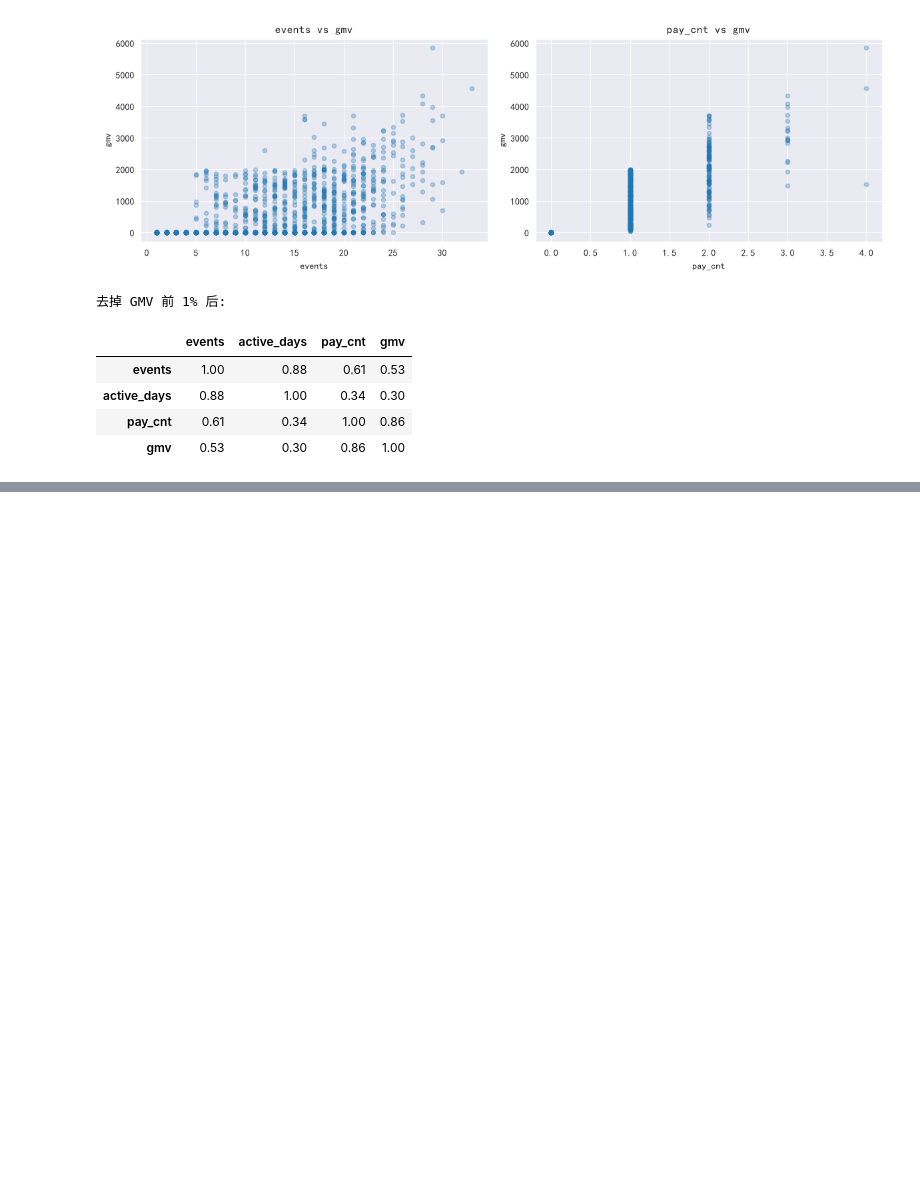
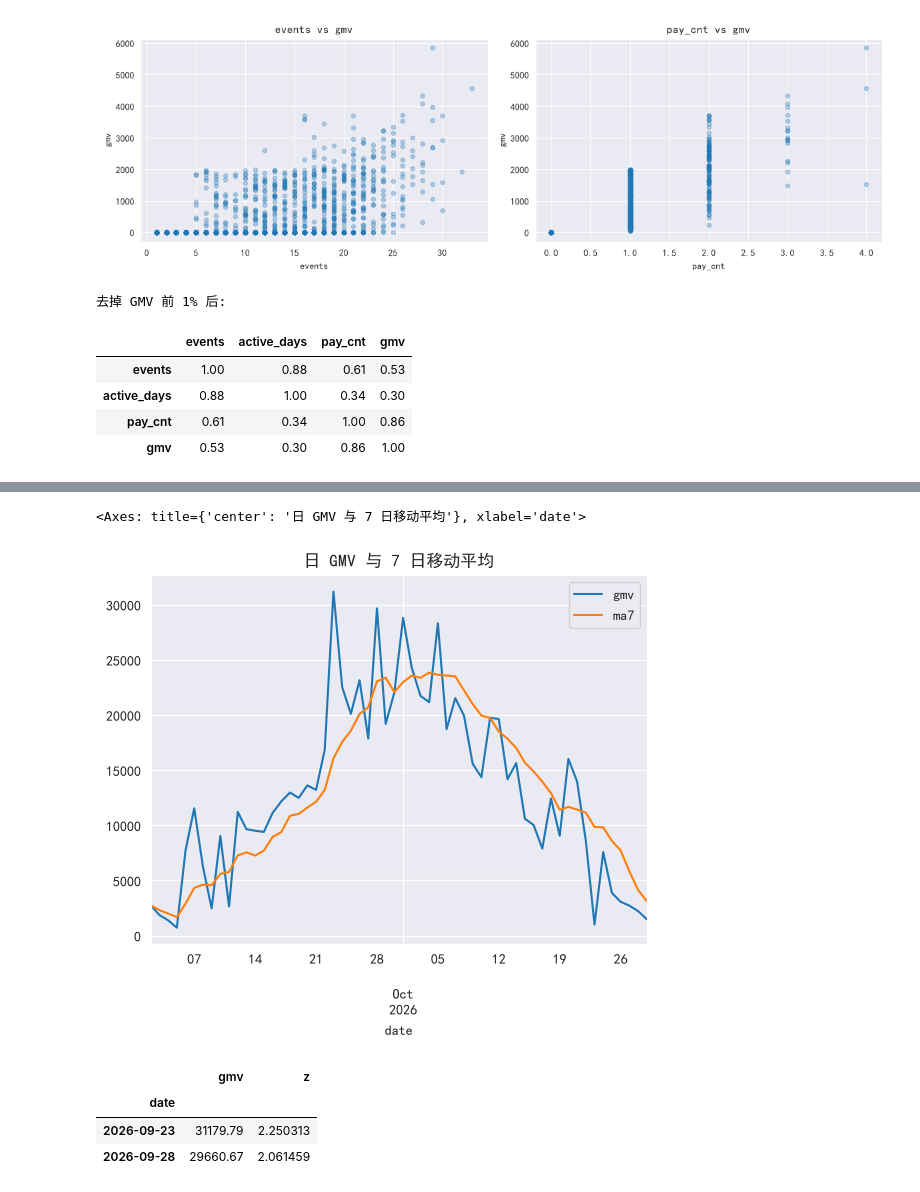
Before and after one commit to AAA-Smile/Data_Analysis_Process_Training, a Jupyter notebook: Python/analysis.ipynb, the cells around one changed output, grey strips where cells are left out. Drawn from its saved outputs; the diff is of its cells as text; code cells hidden in the pictures; blank space fills up the shorter version.

```diff
--- a/Python/analysis.ipynb
+++ b/Python/analysis.ipynb
@@ -388,0 +436,7 @@ corr_trim
+# %%
+daily = df1[df1["event_type"] == "pay"].groupby("date").agg(
+    gmv=("amount", "sum"),
+    pay_users=("user_id", "nunique"),
+).sort_index()
+daily.index = pd.to_datetime(daily.index)
+daily.head()
@@ -388,0 +451,15 @@ corr_trim
+# %%
+daily["ma7"] = daily["gmv"].rolling(7, min_periods=1).mean()
+daily[["gmv", "ma7"]].plot(title="日 GMV 与 7 日移动平均")
+# %% [output]
+<Axes: title={'center': '日 GMV 与 7 日移动平均'}, xlabel='date'>
+[figure, added]
+# %%
+daily["z"] = (daily["gmv"] - daily["gmv"].mean()) / daily["gmv"].std()
+anomaly = daily[daily["z"].abs() > 2]
+anomaly[["gmv", "z"]]
+# %% [output]
+|  | gmv | z |
+| date |  |  |
+| 2026-09-23 | 31179.79 | 2.250313 |
+| 2026-09-28 | 29660.67 | 2.061459 |
```
Also changed, not shown: parts of 9 cells of this notebook, 1 other file.
